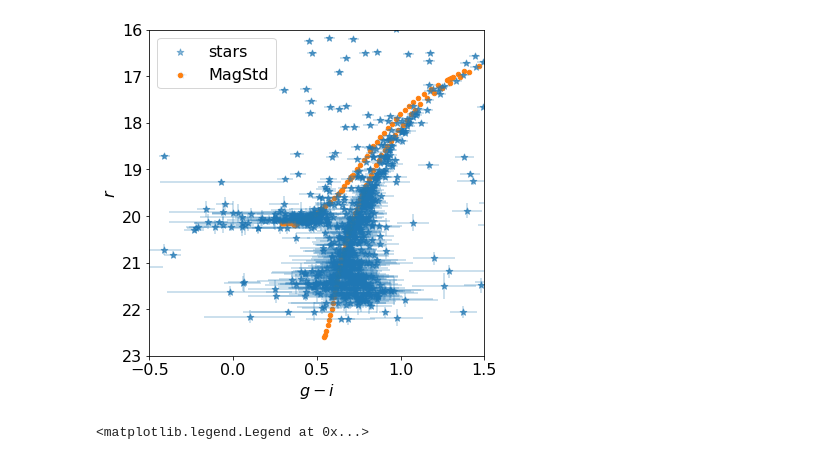
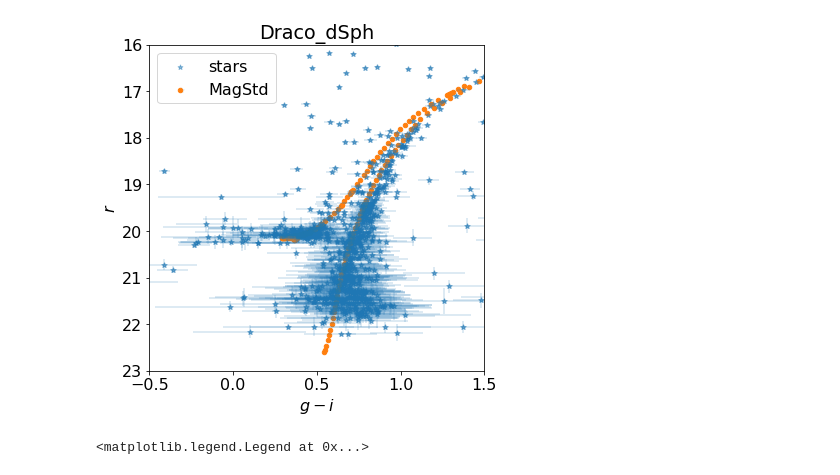
Before and after one commit to ddefelip/galfahi, a Jupyter notebook: Isochrone Fitting.ipynb, the cells around one changed output. Saved outputs shown, nothing was run; the diff lists cells and outputs as text; code cells hidden in the pictures.

```diff
--- a/Isochrone Fitting.ipynb
+++ b/Isochrone Fitting.ipynb
@@ -54,22 +54,6 @@ isoc1 = isoc1[(isoc1['stage']==3)+(isoc1['stage']==7)+(isoc1['stage']==4)]
 isoc15 = isoc15[(isoc15['stage']==3)+(isoc15['stage']==7)+(isoc15['stage']==4)]
 isoc2 = isoc2[(isoc2['stage']==3)+(isoc2['stage']==7)+(isoc2['stage']==4)]
 
-# get votable for desired object
-tab = get_votable(name='Draco dSph')
-
-# separate stars from non-stars
-# (see https://confluence.stsci.edu/display/PANSTARRS/How+to+separate+stars+and+galaxies)
-star_tab = tab[tab['iMeanPSFMag']-tab['iMeanKronMag'] < 0.05]
-
-# only use starswith defined magnitudes and magstds (!= -999)
-star_tab = star_tab[(star_tab['gMeanPSFMag'] != -999)*\
-                    (star_tab['iMeanPSFMag'] != -999)*(star_tab['rMeanPSFMag'] != -999)]
-star_tab = star_tab[(star_tab['gMeanPSFMagStd'] != -999)*\
-                    (star_tab['iMeanPSFMagStd'] != -999)*(star_tab['rMeanPSFMagStd'] != -999)]
-
-# perform isochrone fit (choose one to use)
-distance, numclosestars = fit_isochrone(star_tab,isoc15)
-
 # isochrone plot
 #f = pl.figure(figsize=(6,6))
 #pl.scatter(isoc1['g']-isoc1['i'],isoc1['r'],
@@ -88,28 +70,57 @@ Downloading http://gsss.stsci.edu/webservices/vo/CatalogSearch.aspx?CAT=PS1V3OBJ
 # %%
-# plot fit results
-f = pl.figure()
-pl.plot(distance/1000,numclosestars,label='')
-pl.xlabel('Distance [kpc]')
-pl.ylabel('Number of close stars')
-bestdist = distance[numclosestars==numclosestars.max()][0]
-pl.axvline(x=bestdist/1000,linestyle='dotted',color='black',label=str(np.int(bestdist/1000))+' kpc')
-pl.axvline(x=81,linestyle='dotted',color='red',label='81 kpc (NED)')
-pl.title('MagStd')
-pl.legend()
+gals = ['Bootes_dSph','Bootes_II','Canes_Venatici_dSph',
+        'Coma_Berenices','Draco_dSph','Hercules_dSph',
+        'Leo_IV','Leo_V','Leo_T','Segue_1',
+        'Ursa_Major_dSph','Ursa_Major_II','Willman_1_dSph']
 
-# Plot CMD with best-fit isochrone
-f = pl.figure(figsize=(6,6))
-pl.scatter(star_tab['gMeanPSFMag']-star_tab['iMeanPSFMag'],star_tab['rMeanPSFMag'],
-           s=50,alpha=0.5,marker='*',label='stars')
-pl.errorbar(star_tab['gMeanPSFMag']-star_tab['iMeanPSFMag'],star_tab['rMeanPSFMag'],
-            xerr=np.sqrt(star_tab['gMeanPSFMagStd']**2+star_tab['iMeanPSFMagStd'][i]**2),
-            yerr=star_tab['rMeanPSFMagStd'],alpha=0.3,fmt='*',label='')
-pl.xlim(-0.5,1.5)
-pl.ylim(16,23)
-pl.xlabel(r'$g-i$')
-pl.ylabel(r'$r$')
-pl.gca().invert_yaxis()
-pl.scatter(isoc15['g']-isoc15['i'],isoc15['r']+5*np.log10(bestdist/10),
-           s=20,alpha=1,label='MagStd',marker='o')
-pl.legend()
+gals = ['Draco_dSph']
+
+for gal in gals:
+    print(gal,'...')
+    # get votable for desired object
+    tab = get_votable(name=gal)
+
+    # separate stars from non-stars
+    # (see https://confluence.stsci.edu/display/PANSTARRS/How+to+separate+stars+and+galaxies)
+    star_tab = tab[tab['iMeanPSFMag']-tab['iMeanKronMag'] < 0.05]
+
+    # only use starswith defined magnitudes and magstds (!= -999)
+    star_tab = star_tab[(star_tab['gMeanPSFMag'] != -999)*\
+                        (star_tab['iMeanPSFMag'] != -999)*(star_tab['rMeanPSFMag'] != -999)]
+    star_tab = star_tab[(star_tab['gMeanPSFMagStd'] != -999)*\
+                        (star_tab['iMeanPSFMagStd'] != -999)*(star_tab['rMeanPSFMagStd'] != -999)]
+
+    # perform isochrone fit (choose one to use)
+    distance, numclosestars = fit_isochrone(star_tab,isoc15)
+
+    # plot fit results
+    f = pl.figure()
+    pl.plot(distance/1000,numclosestars,label='')
+    pl.xlabel('Distance [kpc]')
+    pl.ylabel('Number of close stars')
+    bestdist = distance[numclosestars==numclosestars.max()][0]
+    pl.axvline(x=bestdist/1000,linestyle='dotted',color='black',label=str(np.int(bestdist/1000))+' kpc')
+    pl.axvline(x=81,linestyle='dotted',color='red',label='81 kpc (NED)')
+    pl.title(gal+': MagStd')
+    pl.legend()
+    pl.gcf().subplots_adjust(left=0.15,bottom=0.15)
+    pl.savefig('plots/CMDs/'+gal+'_fitresult.pdf')
+
+    # Plot CMD with best-fit isochrone
+    f = pl.figure(figsize=(6,6))
+    pl.scatter(star_tab['gMeanPSFMag']-star_tab['iMeanPSFMag'],star_tab['rMeanPSFMag'],
+               s=25,alpha=0.5,marker='*',label='stars')
+    pl.errorbar(star_tab['gMeanPSFMag']-star_tab['iMeanPSFMag'],star_tab['rMeanPSFMag'],
+                xerr=np.sqrt(star_tab['gMeanPSFMagStd']**2+star_tab['iMeanPSFMagStd']**2),
+                yerr=star_tab['rMeanPSFMagStd'],alpha=0.2,fmt='*',label='')
+    pl.xlim(-0.5,1.5)
+    pl.ylim(16,23)
+    pl.xlabel(r'$g-i$')
+    pl.ylabel(r'$r$')
+    pl.gca().invert_yaxis()
+    pl.scatter(isoc15['g']-isoc15['i'],isoc15['r']+5*np.log10(bestdist/10),
+               s=20,alpha=1,label='MagStd',marker='o')
+    pl.legend()
+    pl.title(gal)
+    pl.savefig('plots/CMDs/'+gal+'_CMD.pdf')
 # %% [output]
@@ -118,4 +130,4 @@ pl.legend()
-[figure, old version]
+[figure, new version]
 # %%
 ## Older version of the stuff above, before I put things into functions ##
 
```
Also changed, not shown: parts of 2 cells of this notebook, 2 other files.
